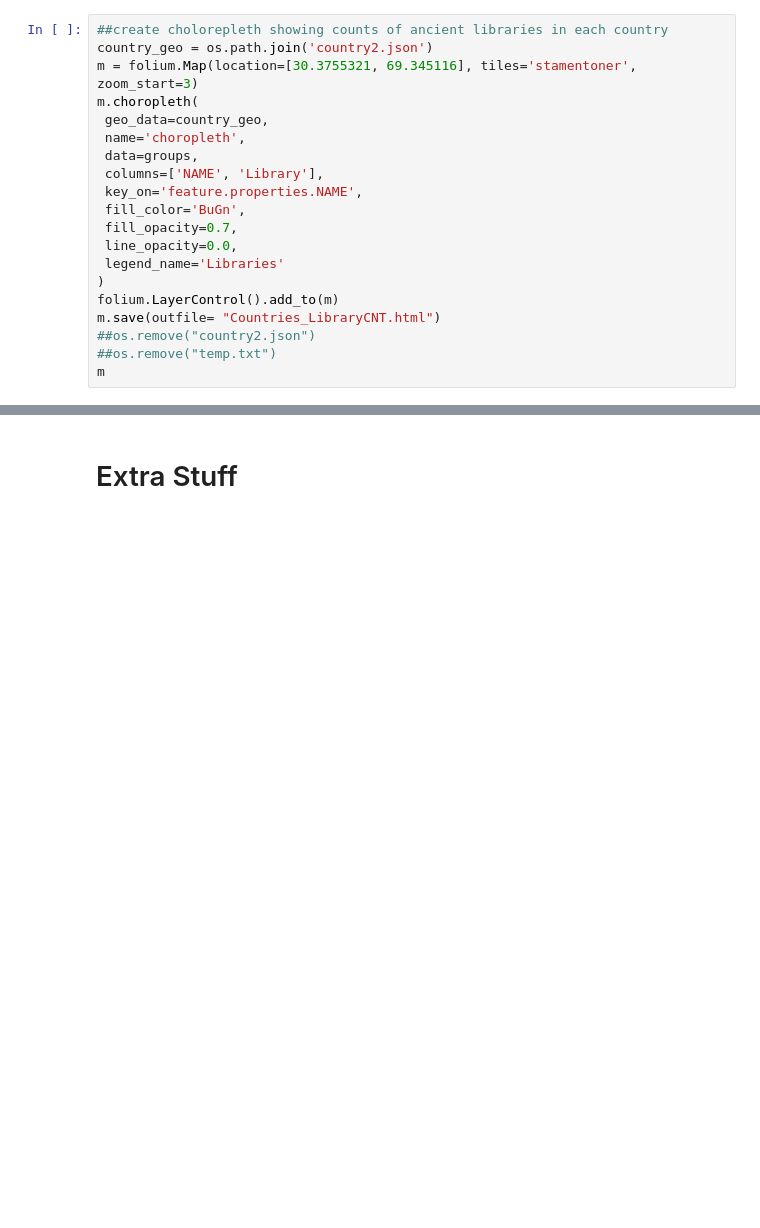
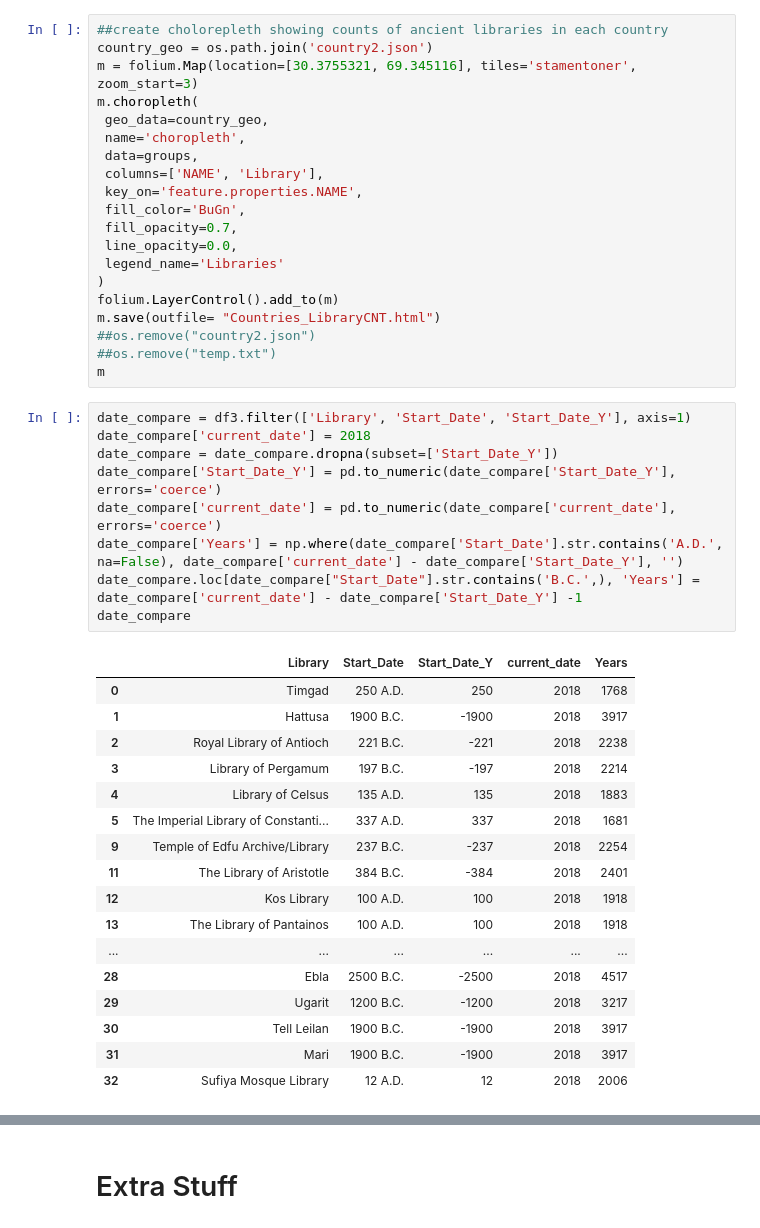
Before and after one commit to Data-HistoryLovers/Hist_Blogs, a Jupyter notebook: Hist01_AncientLibraries.ipynb, the cells around one changed output, grey strips where cells are left out. Saved outputs shown, nothing was run; the diff lists cells and outputs as text; blank space fills up the shorter version.

```diff
--- a/Hist01_AncientLibraries.ipynb
+++ b/Hist01_AncientLibraries.ipynb
@@ -391,3 +391,30 @@ m.save(outfile= "Countries_LibraryCNT.html")
 ##os.remove("country2.json")
 ##os.remove("temp.txt")
 m
+# %%
+date_compare = df3.filter(['Library', 'Start_Date', 'Start_Date_Y'], axis=1)
+date_compare['current_date'] = 2018
+date_compare = date_compare.dropna(subset=['Start_Date_Y'])
+date_compare['Start_Date_Y'] = pd.to_numeric(date_compare['Start_Date_Y'], errors='coerce')
+date_compare['current_date'] = pd.to_numeric(date_compare['current_date'], errors='coerce')
+date_compare['Years'] = np.where(date_compare['Start_Date'].str.contains('A.D.', na=False), date_compare['current_date'] - date_compare['Start_Date_Y'], '')
+date_compare.loc[date_compare["Start_Date"].str.contains('B.C.',), 'Years'] = date_compare['current_date'] - date_compare['Start_Date_Y'] -1
+date_compare
+# %% [output]
+|  | Library | Start_Date | Start_Date_Y | current_date | Years |
+| 0 | Timgad | 250 A.D. | 250 | 2018 | 1768 |
+| 1 | Hattusa | 1900 B.C. | -1900 | 2018 | 3917 |
+| 2 | Royal Library of Antioch | 221 B.C. | -221 | 2018 | 2238 |
+| 3 | Library of Pergamum | 197 B.C. | -197 | 2018 | 2214 |
+| 4 | Library of Celsus | 135 A.D. | 135 | 2018 | 1883 |
+| 5 | The Imperial Library of Constanti... | 337 A.D. | 337 | 2018 | 1681 |
+| 9 | Temple of Edfu Archive/Library | 237 B.C. | -237 | 2018 | 2254 |
+| 11 | The Library of Aristotle | 384 B.C. | -384 | 2018 | 2401 |
+| 12 | Kos Library | 100 A.D. | 100 | 2018 | 1918 |
+| 13 | The Library of Pantainos | 100 A.D. | 100 | 2018 | 1918 |
+| ... | ... | ... | ... | ... | ... |
+| 28 | Ebla | 2500 B.C. | -2500 | 2018 | 4517 |
+| 29 | Ugarit | 1200 B.C. | -1200 | 2018 | 3217 |
+| 30 | Tell Leilan | 1900 B.C. | -1900 | 2018 | 3917 |
+| 31 | Mari | 1900 B.C. | -1900 | 2018 | 3917 |
+| 32 | Sufiya Mosque Library | 12 A.D. | 12 | 2018 | 2006 |
```
Also changed, not shown: parts of 1 cell of this notebook.
